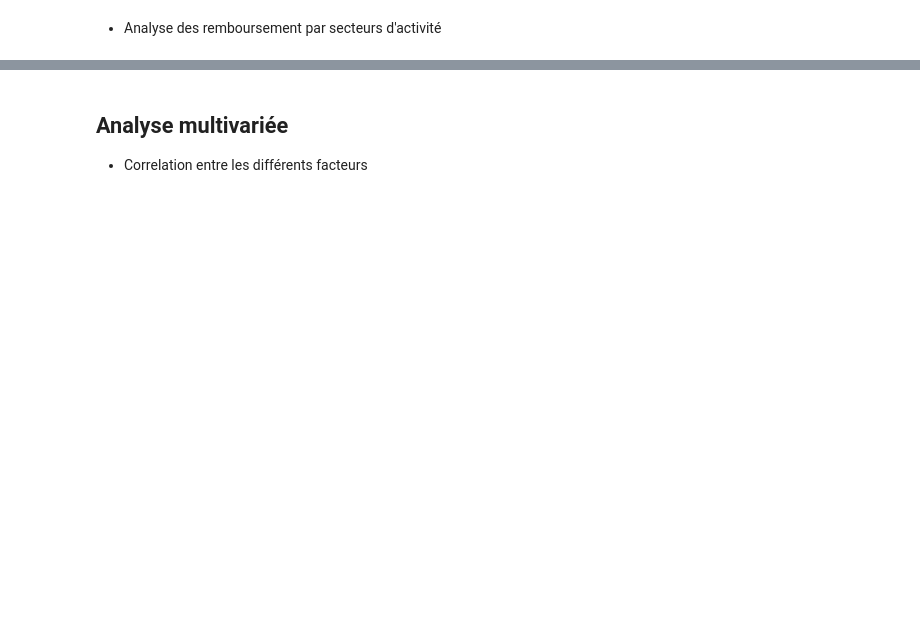
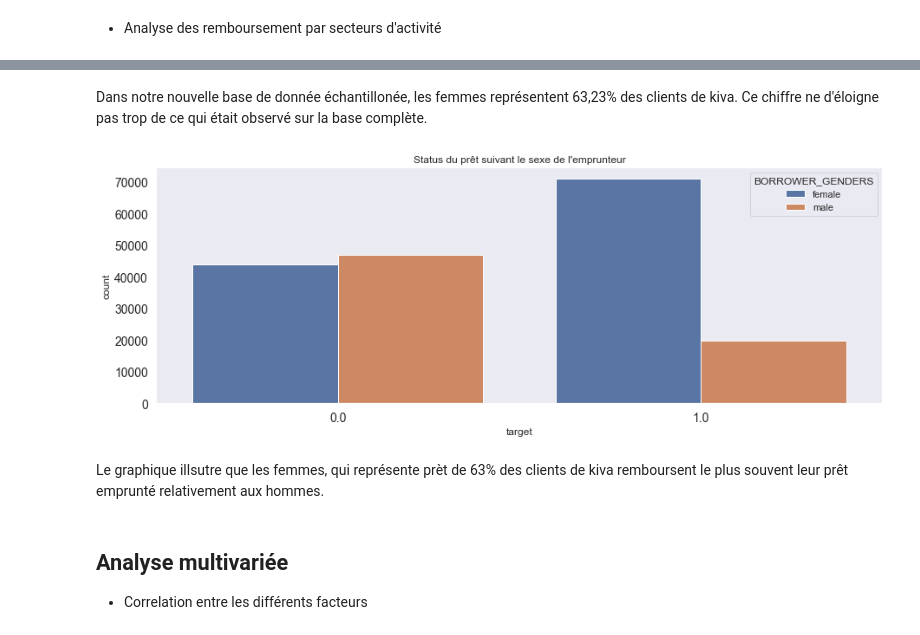
Before and after one commit to danisJIOGUE/Projet_Python, a Jupyter notebook: Python/Code_Python.ipynb, the cells around one changed output, grey strips where cells are left out. Saved outputs shown, nothing was run; the diff lists cells and outputs as text; code cells hidden in the pictures; blank space fills up the shorter version.

```diff
--- a/Python/Code_Python.ipynb
+++ b/Python/Code_Python.ipynb
@@ -1144,2 +1145,7 @@ pd.crosstab(loan_final[sector_repayment[0]], loan_final[sector_repayment[1]]).st
+# %% [markdown]
+Dans notre nouvelle base de donnée échantillonée, les femmes représentent 63,23% des clients de kiva. Ce chiffre ne d'éloigne pas trop de ce qui était observé sur la base complète.
 # %%
-* Statut du prêt suivant le sexe de l'emprunteur
+f, ax = plt.subplots(figsize=(15, 5))
+sns.countplot(x="target", hue='BORROWER_GENDERS', data=loan_final).set_title("Status du prêt suivant le sexe de l'emprunteur");
+# %% [output]
+[figure, added]
@@ -1155,3 +1152,5 @@ py.iplot(fig)
+# %% [markdown]
+Le graphique illsutre que les femmes, qui représente prèt de 63% des clients de kiva remboursent le plus souvent leur prêt emprunté relativement aux hommes.
 # %% [markdown]
 ## Analyse multivariée
 
```
Also changed, not shown: parts of 135 cells of this notebook.
